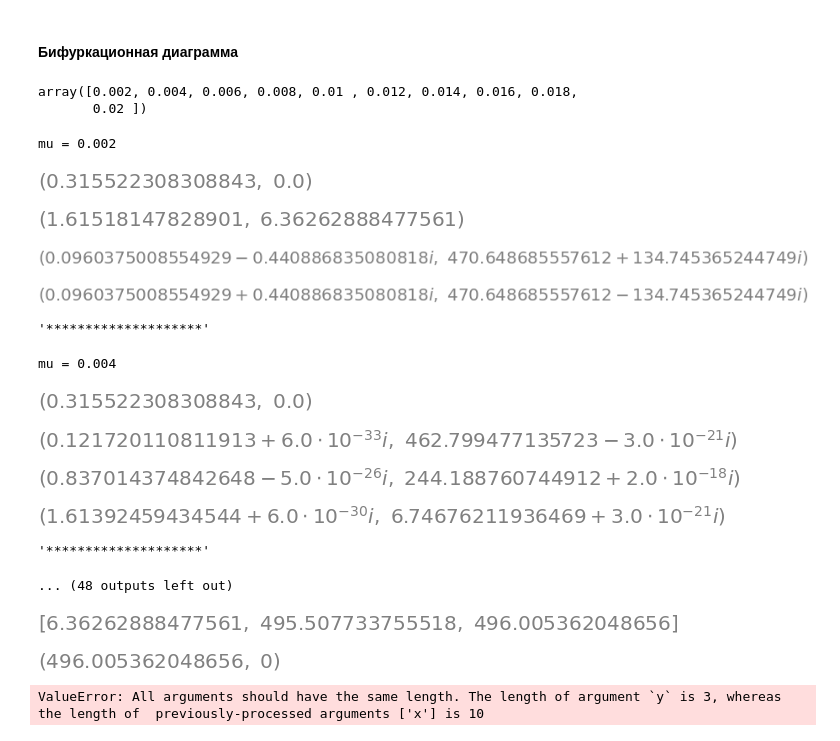
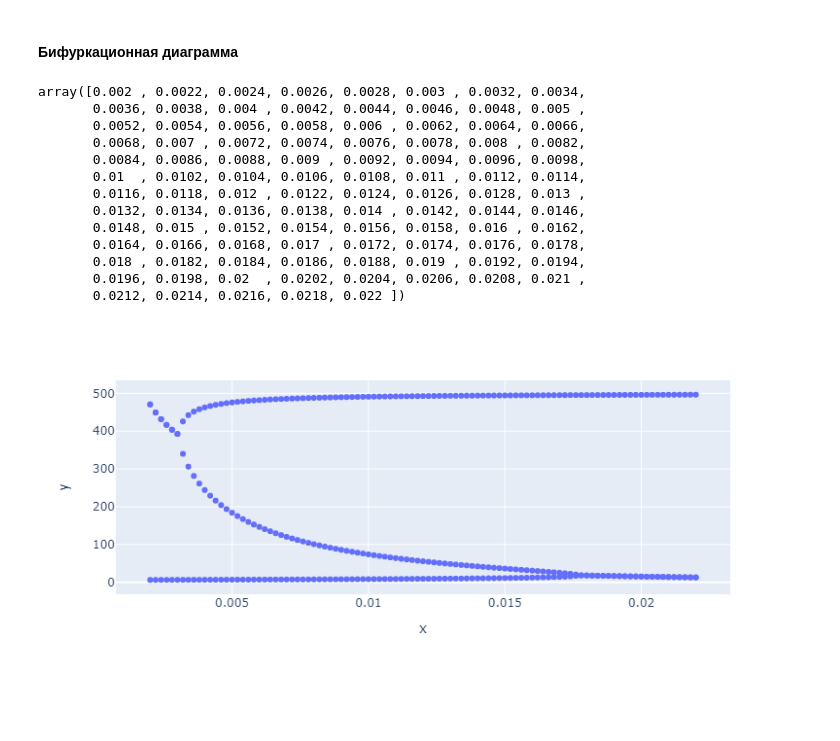
Before and after one commit to SergeyPishchulov/thesis, a Jupyter notebook: Thesis_paper.ipynb, the cells around one changed output. Drawn from its saved outputs; the diff is of its cells as text; code cells hidden in the pictures; blank space fills up the shorter version.

Commit message:
plot with realed ys

```diff
--- a/Thesis_paper.ipynb
+++ b/Thesis_paper.ipynb
@@ -132,8 +104,19 @@ lam1, lam2
 # %% [markdown]
 #### Бифуркационная диаграмма
 # %%
-mus = np.linspace(0.002, 0.020, 10)
+mus = np.linspace(0.002, 0.022, 101)
 mus
 # %% [output]
-array([0.002, 0.004, 0.006, 0.008, 0.01 , 0.012, 0.014, 0.016, 0.018,
-       0.02 ])
+array([0.002 , 0.0022, 0.0024, 0.0026, 0.0028, 0.003 , 0.0032, 0.0034,
+       0.0036, 0.0038, 0.004 , 0.0042, 0.0044, 0.0046, 0.0048, 0.005 ,
+       0.0052, 0.0054, 0.0056, 0.0058, 0.006 , 0.0062, 0.0064, 0.0066,
+       0.0068, 0.007 , 0.0072, 0.0074, 0.0076, 0.0078, 0.008 , 0.0082,
+       0.0084, 0.0086, 0.0088, 0.009 , 0.0092, 0.0094, 0.0096, 0.0098,
+       0.01  , 0.0102, 0.0104, 0.0106, 0.0108, 0.011 , 0.0112, 0.0114,
+       0.0116, 0.0118, 0.012 , 0.0122, 0.0124, 0.0126, 0.0128, 0.013 ,
+       0.0132, 0.0134, 0.0136, 0.0138, 0.014 , 0.0142, 0.0144, 0.0146,
+       0.0148, 0.015 , 0.0152, 0.0154, 0.0156, 0.0158, 0.016 , 0.0162,
+       0.0164, 0.0166, 0.0168, 0.017 , 0.0172, 0.0174, 0.0176, 0.0178,
+       0.018 , 0.0182, 0.0184, 0.0186, 0.0188, 0.019 , 0.0192, 0.0194,
+       0.0196, 0.0198, 0.02  , 0.0202, 0.0204, 0.0206, 0.0208, 0.021 ,
+       0.0212, 0.0214, 0.0216, 0.0218, 0.022 ])
@@ -140,45 +125,26 @@ array([0.002, 0.004, 0.006, 0.008, 0.01 , 0.012, 0.014, 0.016, 0.018,
 # %%
 xs=[]
 ys = []
+mul = []
 solutions_by_mu={}
-for cur_mu in mus:
+for cur_mu in tqdm(mus):
     solutions = get_solutions(cur_mu)
     solutions_by_mu[cur_mu]= solutions
     for s in solutions:
-        if s[1]!=0  and s[1].as_real_imag()[1]==0:#real
+        if s[1]!=0:# and s[1].as_real_imag()[1]==0:#real
             ys.append(s[1].as_real_imag()[0])
+            mul.append(cur_mu)
 # %%
-for cur_mu, sols in solutions_by_mu.items():
-    print(f"mu = {cur_mu}")
-    display_solutions(sols)
-    display("*"*20)
+# for cur_mu, sols in list(solutions_by_mu.items())[-30:]:
+#     print(f"mu = {cur_mu}")
+#     display_solutions(sols)
+#     display("*"*20)
-# %% [output]
-mu = 0.002
-[figure, removed]
-[figure, removed]
-[figure, removed]
-[figure, removed]
-'********************'
-mu = 0.004
-[figure, removed]
-[figure, removed]
-[figure, removed]
-[figure, removed]
-'********************'
-... (48 outputs left out)
 # %%
 ys=list(map(float, ys))
-ys
-# %% [output]
-[figure, removed]
-# %%
-solutions[0][1].as_real_imag()
-# %% [output]
-[figure, removed]
 # %%
 import plotly.express as px
 # %%
-fig = px.scatter(x=mus, y=ys)#, color='species', size='petal_length')
+fig = px.scatter(x=mul, y=ys)#, color='species', size='petal_length')
 fig.show()
 # %% [output]
-ValueError: All arguments should have the same length. The length of argument `y` is 3, whereas the length of  previously-processed arguments ['x'] is 10
+[figure, added]
```
Also changed, not shown: parts of 14 cells of this notebook.
